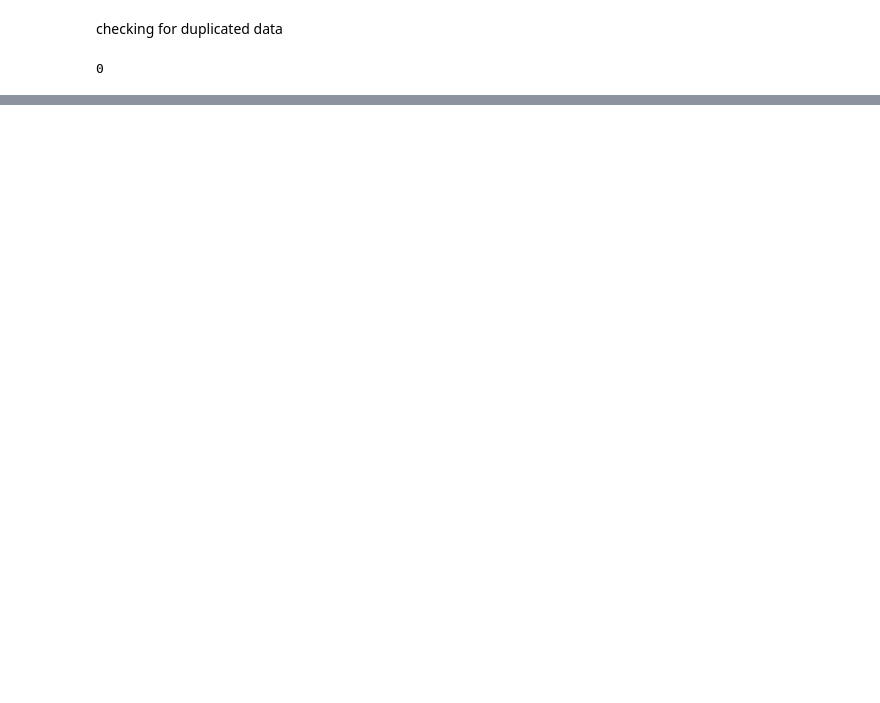
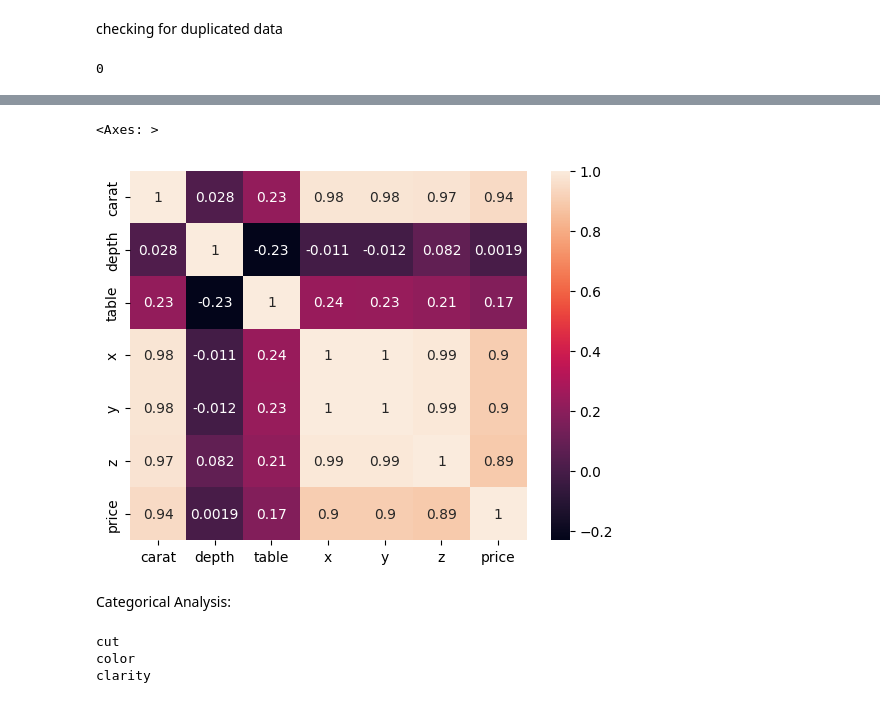
Before and after one commit to AYUSH191004/Mlproject, a Jupyter notebook: notebook/EDA.ipynb, the cells around one changed output, grey strips where cells are left out. Cells and saved outputs as stored; diff of their text form; code cells hidden in the pictures; blank space fills up the shorter version.

```diff
--- a/notebook/EDA.ipynb
+++ b/notebook/EDA.ipynb
@@ -133,0 +214,16 @@ df_copy.duplicated().sum()
+# %%
+dfnumeric=df[df_num]
+# %%
+sns.heatmap(data=dfnumeric.corr(),annot=True)
+# %% [output]
+<Axes: >
+[figure, added]
+# %% [markdown]
+Categorical Analysis:
+# %%
+for i  in df_obj:
+    print(i)
+# %% [output]
+cut
+color
+clarity
```
Also changed, not shown: parts of 13 cells of this notebook.
